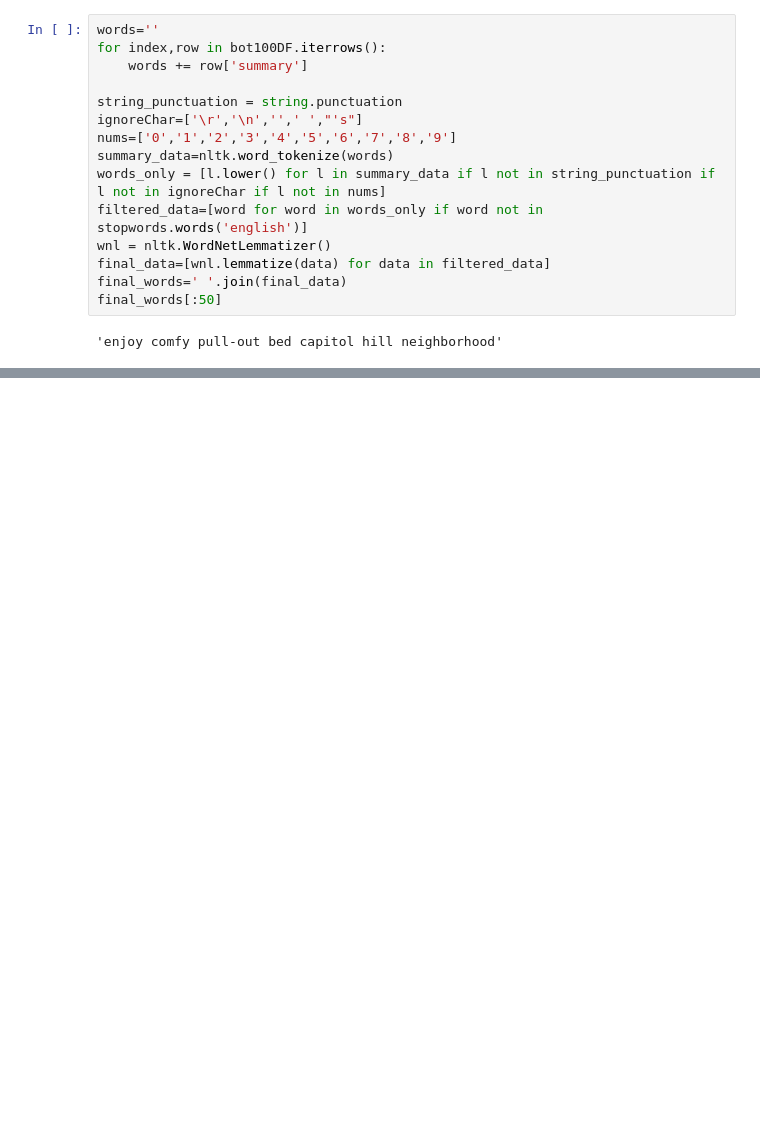
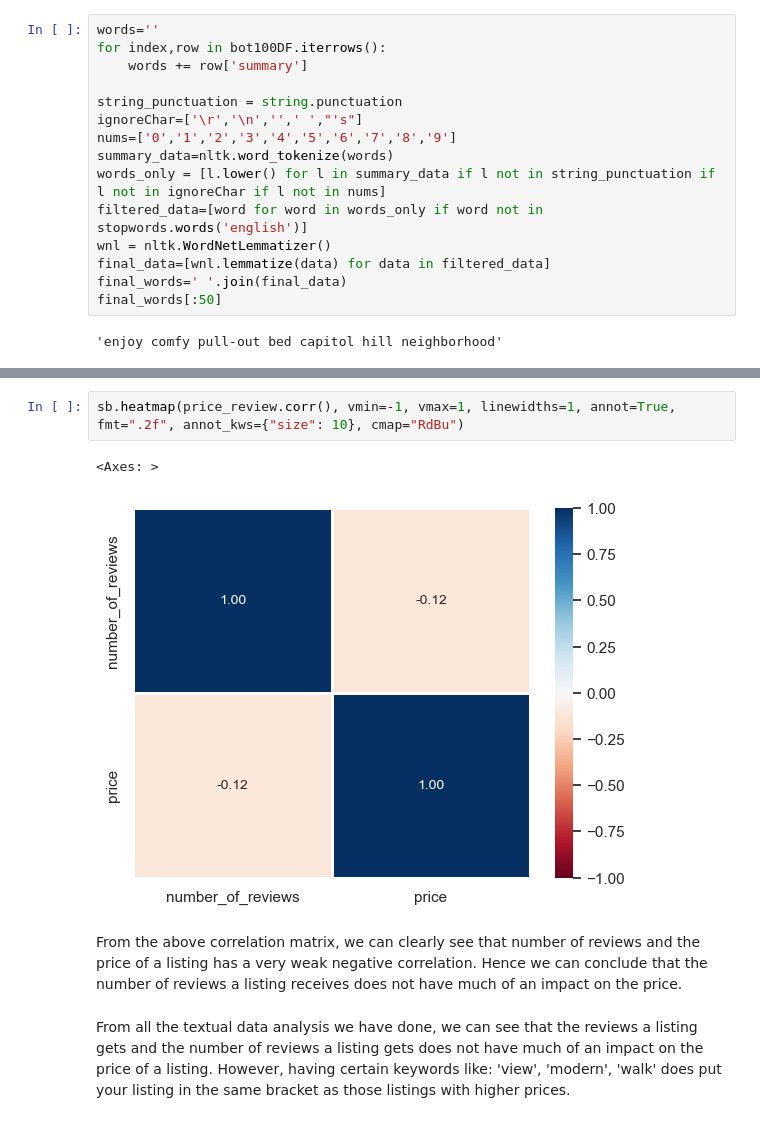
Before and after one commit to bhavya-06darshnik/Airbnb_Data_Analysis, a Jupyter notebook: EDA_3.ipynb, the cells around one changed output, grey strips where cells are left out. Cells and saved outputs as stored; diff of their text form; blank space fills up the shorter version.

```diff
--- a/EDA_3.ipynb
+++ b/EDA_3.ipynb
@@ -165,0 +378,9 @@ plt.show()
+# %%
+sb.heatmap(price_review.corr(), vmin=-1, vmax=1, linewidths=1, annot=True, fmt=".2f", annot_kws={"size": 10}, cmap="RdBu")
+# %% [output]
+<Axes: >
+[figure, added]
+# %% [markdown]
+From the above correlation matrix, we can clearly see that number of reviews and the price of a listing has a very weak negative correlation. Hence we can conclude that the number of reviews a listing receives does not have much of an impact on the price.
+# %% [markdown]
+From all the textual data analysis we have done, we can see that the reviews a listing gets and the number of reviews a listing gets does not have much of an impact on the price of a listing. However, having certain keywords like: 'view', 'modern', 'walk' does put your listing in the same bracket as those listings with higher prices.
```
Also changed, not shown: parts of 20 cells of this notebook, 2 other files.
